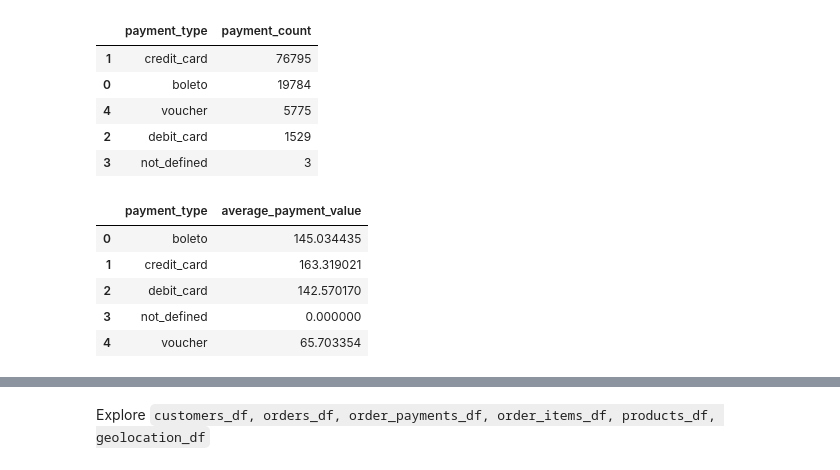
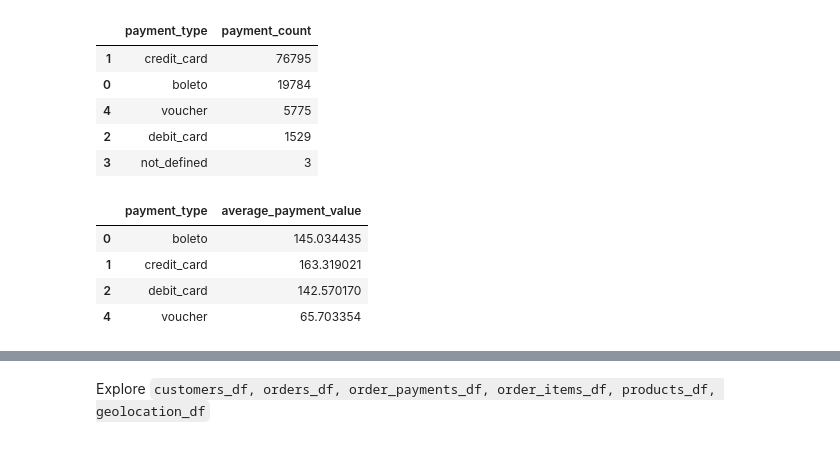
Before and after one commit to Angga2k/Bangkit-Proyek-Analisis-Data, a Jupyter notebook: notebook.ipynb, the cells around one changed output, grey strips where cells are left out. Cells and saved outputs as stored; diff of their text form; code cells hidden in the pictures.

```diff
--- a/notebook.ipynb
+++ b/notebook.ipynb
@@ -664,13 +664,13 @@ payment_method_frequency
 | 3 | not_defined | 3 |
 # %%
 payment_value_analysis = merged_data_payment.groupby('payment_type')['payment_value'].mean().reset_index(name='average_payment_value')
+payment_value_analysis.drop(payment_value_analysis[payment_value_analysis['payment_type'] == 'not_defined'].index, inplace=True)
 payment_value_analysis
 # %% [output]
 |  | payment_type | average_payment_value |
 | 0 | boleto | 145.034435 |
 | 1 | credit_card | 163.319021 |
 | 2 | debit_card | 142.570170 |
-| 3 | not_defined | 0.000000 |
 | 4 | voucher | 65.703354 |
 # %%
 merged_data_payment.info()
```
Also changed, not shown: parts of 3 cells of this notebook, 2 other files.
